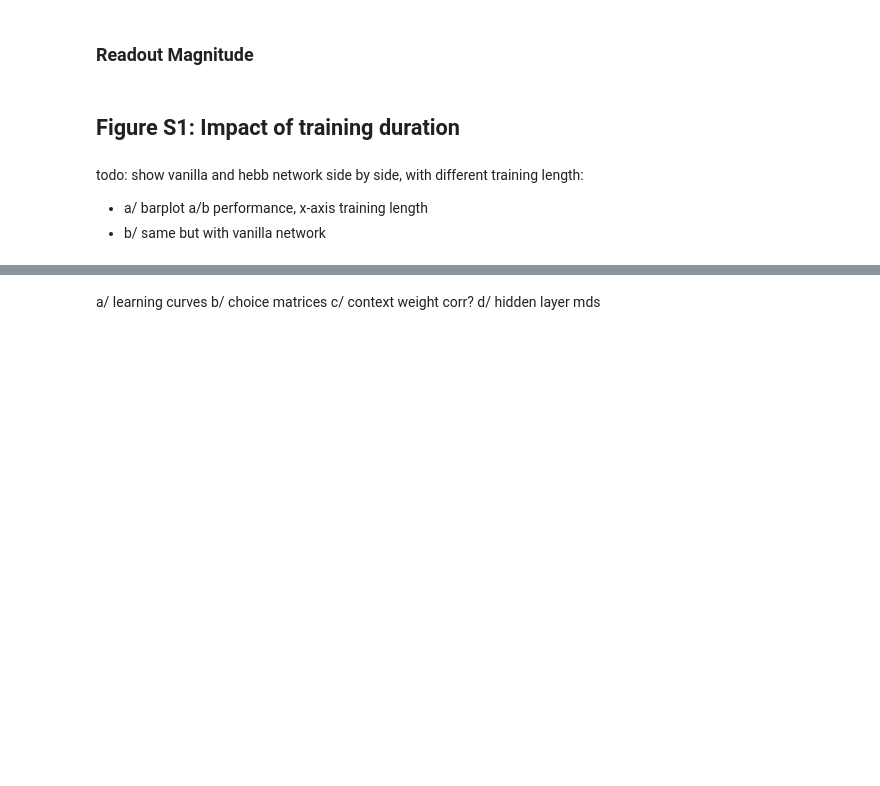
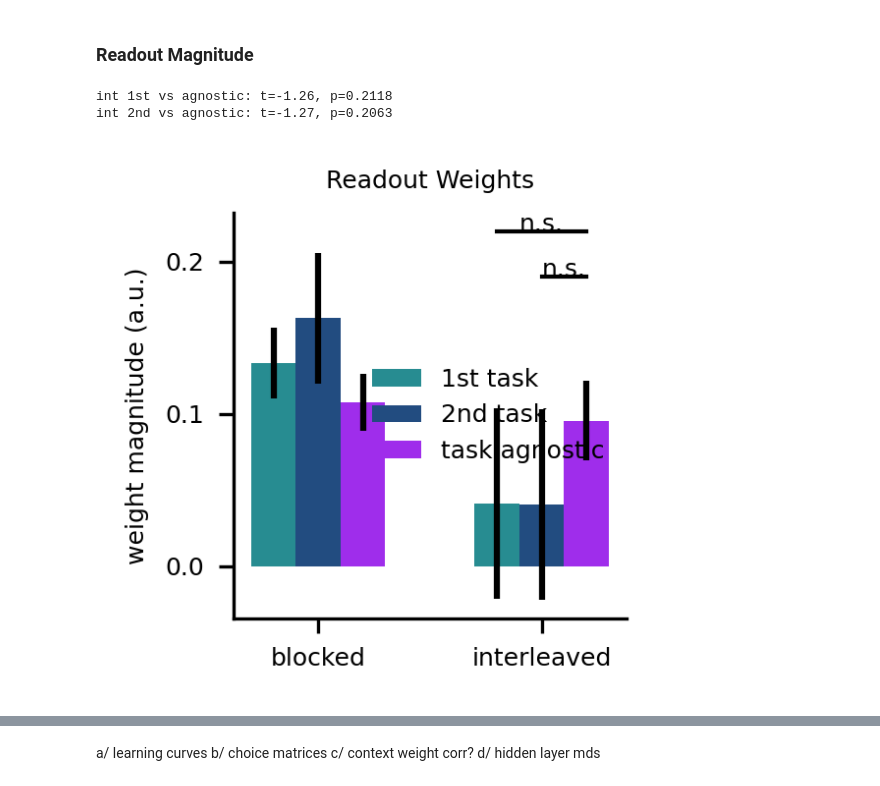
Before and after one commit to summerfieldlab/Flesch_Nagy_etal_HebbCL, a Jupyter notebook: notebooks/revision_figures.ipynb, the cells around one changed output, grey strips where cells are left out. Cells and saved outputs as stored; diff of their text form; code cells hidden in the pictures; blank space fills up the shorter version.

```diff
--- a/notebooks/revision_figures.ipynb
+++ b/notebooks/revision_figures.ipynb
@@ -190,5 +201,9 @@ plotting.plot_modelcomparison_taskselectivity(
 # %%
 plotting.plot_modelcomparison_readout(
     hebb_models=["blobs_revision_8episodes_sluggish_interleaved_oja_sv","blobs_revision_8episodes_blocked_oja"],
-    sluggish_vals=np.round(np.linspace(0.05,1,30),2),sluggishness=0.51)
+    sluggish_vals=np.round(np.linspace(0.05,1,30),2),sluggishness=0.05,ctx_scaling=5)
+# %% [output]
+int 1st vs agnostic: t=-1.26, p=0.2118
+int 2nd vs agnostic: t=-1.27, p=0.2063
+[figure, added]
 # %%
@@ -205,9 +220,3 @@ plotting.plot_mds(
     filename_embedding="mds_embedding_blobs_revision_8episodes_blocked_oja",
     filename_runs = "blobs_revision_8episodes_blocked_oja",
     thetas=(10,40,-70), layer="all_y_hidden", n_runs=50, resultsdir="../results/",axlims=7)
-# %% [markdown]
-## Figure S1: Impact of training duration
-# %% [markdown]
-todo: show vanilla and hebb network side by side, with different training length:
-- a/ barplot a/b performance, x-axis training length
-- b/ same but with vanilla network
```
Also changed, not shown: parts of 44 cells of this notebook, 3 other files.
